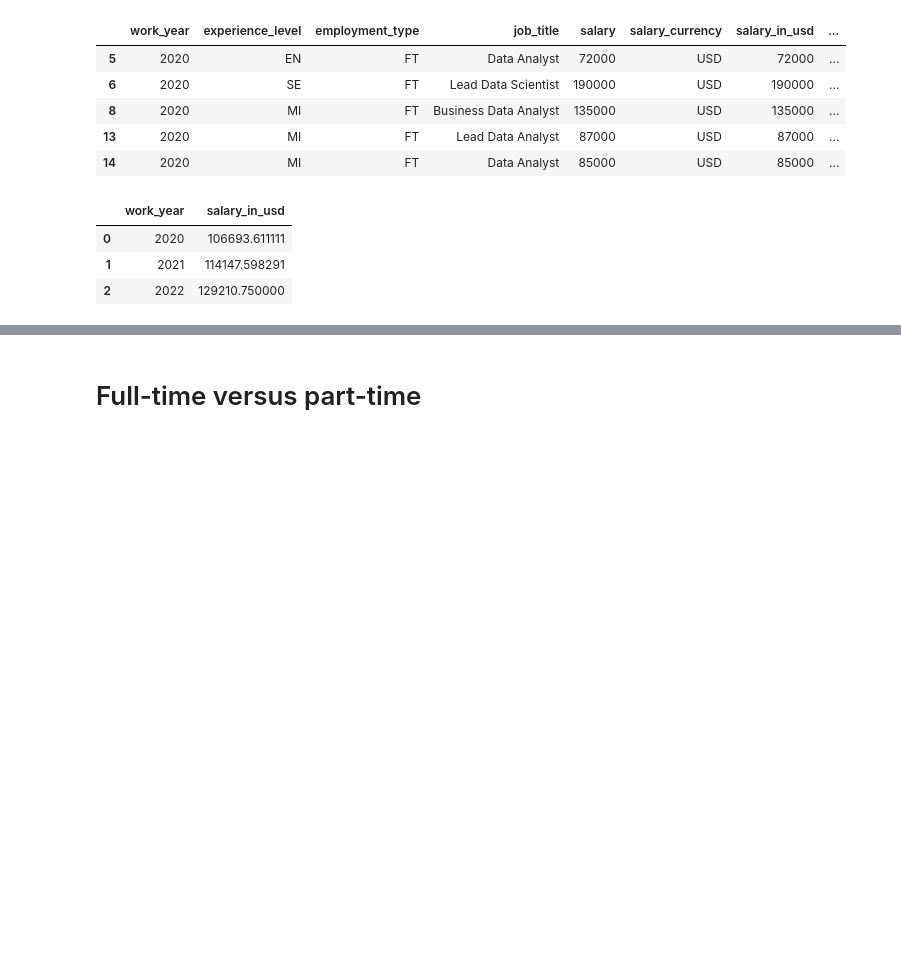
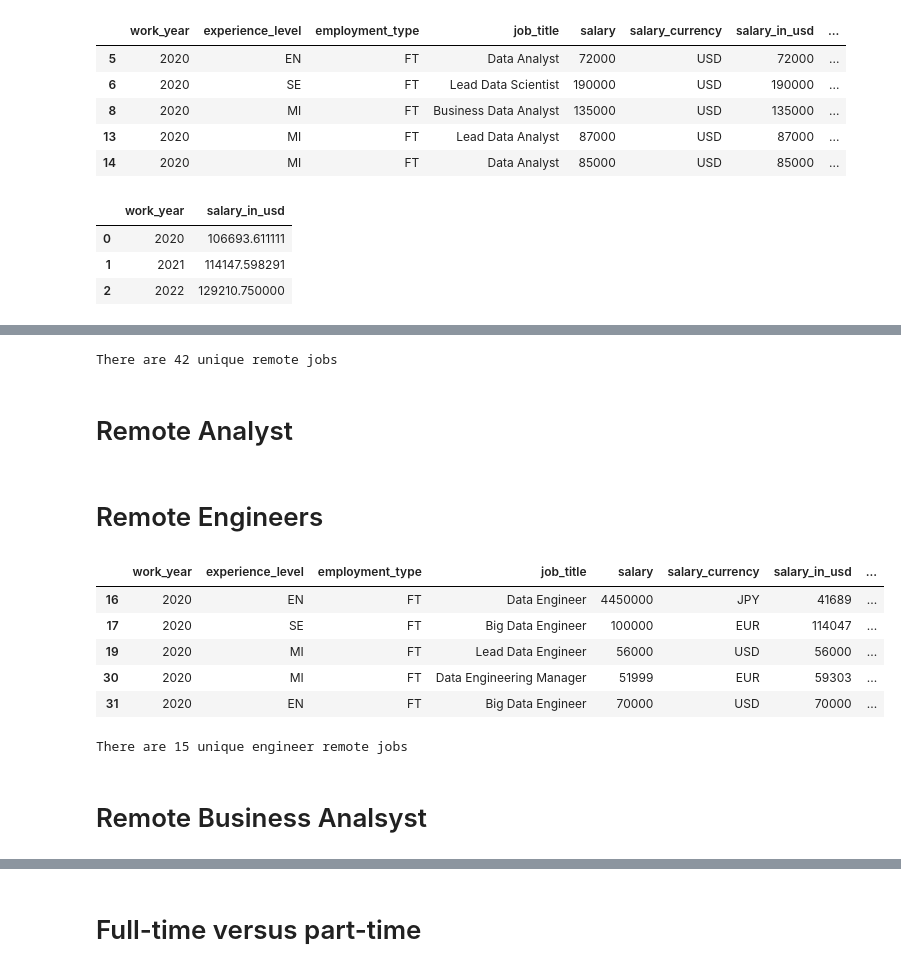
Before and after one commit to tauseefkashtwari/salary_analysis_python, a Jupyter notebook: Salary Analysis Project.ipynb, the cells around one changed output, grey strips where cells are left out. Saved outputs shown, nothing was run; the diff lists cells and outputs as text; code cells hidden in the pictures; blank space fills up the shorter version.

```diff
--- a/Salary Analysis Project.ipynb
+++ b/Salary Analysis Project.ipynb
@@ -202,0 +243,6 @@ TypeError: 'Int64Index' object is not callable
+# %%
+print('There are',fully_remote_jobs.job_title.nunique(),'unique remote jobs')
+# %% [output]
+There are 42 unique remote jobs
+# %% [markdown]
+# Remote Analyst
@@ -202,0 +252,19 @@ TypeError: 'Int64Index' object is not callable
+# %% [markdown]
+# Remote Engineers
+# %%
+fully_remote_jobs # 381*11 = 4191 and np.size(fully_remote_jobs) = 4191
+remote_Engineers_in_data = fully_remote_jobs[fully_remote_jobs.job_title.str.contains('Engineer')]
+remote_Engineers_in_data.head()
+# %% [output]
+|  | work_year | experience_level | employment_type | job_title | salary | salary_currency | salary_in_usd | ... |
+| 16 | 2020 | EN | FT | Data Engineer | 4450000 | JPY | 41689 | ... |
+| 17 | 2020 | SE | FT | Big Data Engineer | 100000 | EUR | 114047 | ... |
+| 19 | 2020 | MI | FT | Lead Data Engineer | 56000 | USD | 56000 | ... |
+| 30 | 2020 | MI | FT | Data Engineering Manager | 51999 | EUR | 59303 | ... |
+| 31 | 2020 | EN | FT | Big Data Engineer | 70000 | USD | 70000 | ... |
+# %%
+print('There are',remote_Engineers_in_data.job_title.nunique(),'unique engineer remote jobs')
+# %% [output]
+There are 15 unique engineer remote jobs
+# %% [markdown]
+# Remote Business Analsyst
```
Also changed, not shown: parts of 50 cells of this notebook.
